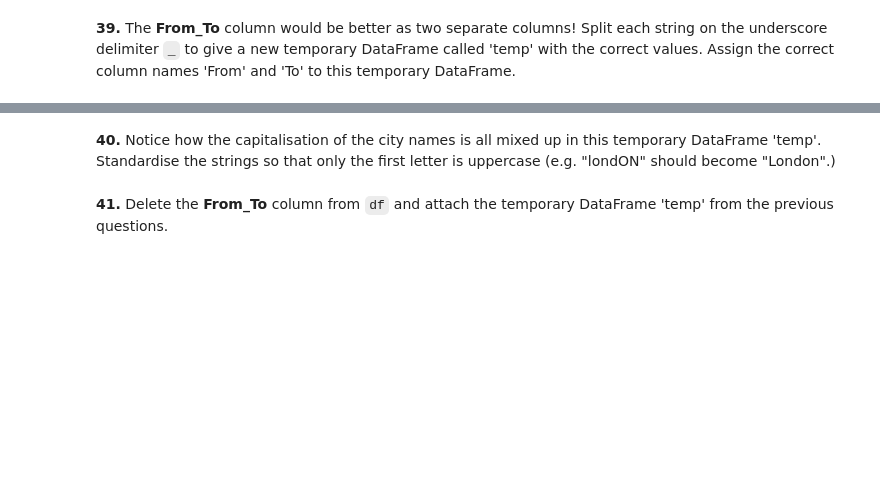
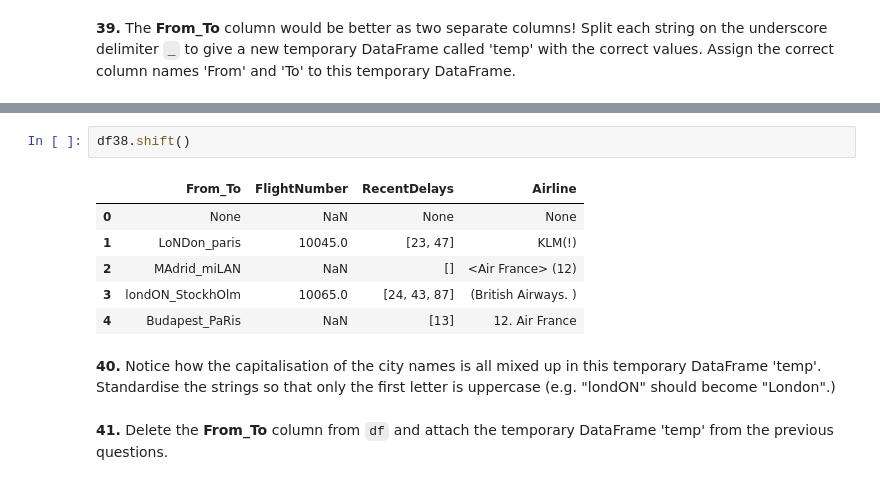
Before and after one commit to julam9/100-Pandas-Puzzles-with-Answers, a Jupyter notebook: 100-pandas-puzzles.ipynb, the cells around one changed output, grey strips where cells are left out. Drawn from its saved outputs; the diff is of its cells as text; blank space fills up the shorter version.

```diff
--- a/100-pandas-puzzles.ipynb
+++ b/100-pandas-puzzles.ipynb
@@ -637,3 +665,12 @@ Formatted, it looks like this:
+# %%
+df38.shift()
+# %% [output]
+|  | From_To | FlightNumber | RecentDelays | Airline |
+| 0 | None | NaN | None | None |
+| 1 | LoNDon_paris | 10045.0 | [23, 47] | KLM(!) |
+| 2 | MAdrid_miLAN | NaN | [] | <Air France> (12) |
+| 3 | londON_StockhOlm | 10065.0 | [24, 43, 87] | (British Airways. ) |
+| 4 | Budapest_PaRis | NaN | [13] | 12. Air France |
 # %% [markdown]
 **40.** Notice how the capitalisation of the city names is all mixed up in this temporary DataFrame 'temp'. Standardise the strings so that only the first letter is uppercase (e.g. "londON" should become "London".)
 # %% [markdown]
```
Also changed, not shown: parts of 2 cells of this notebook.
